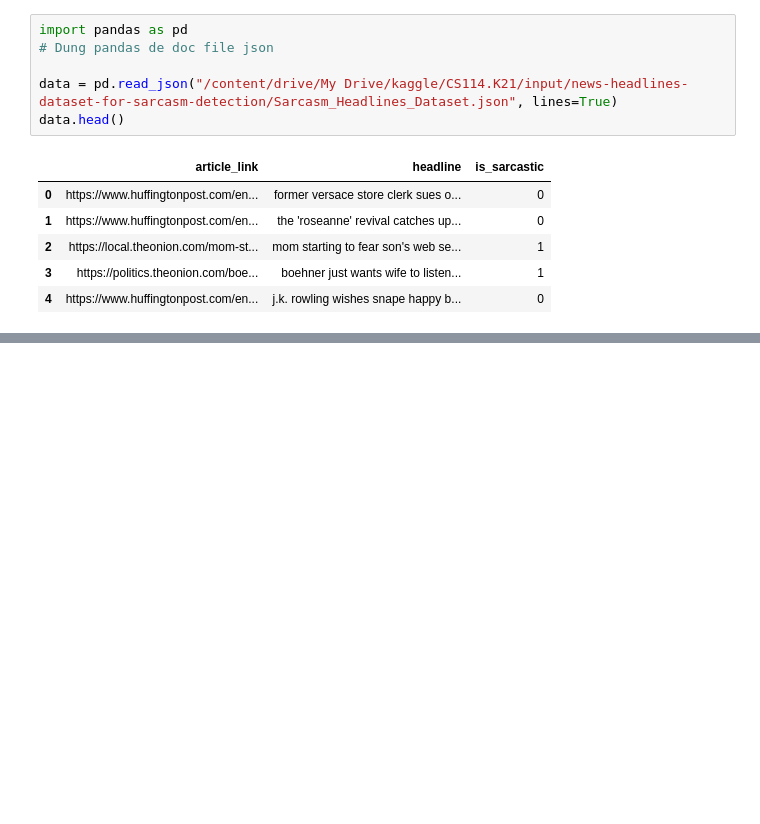
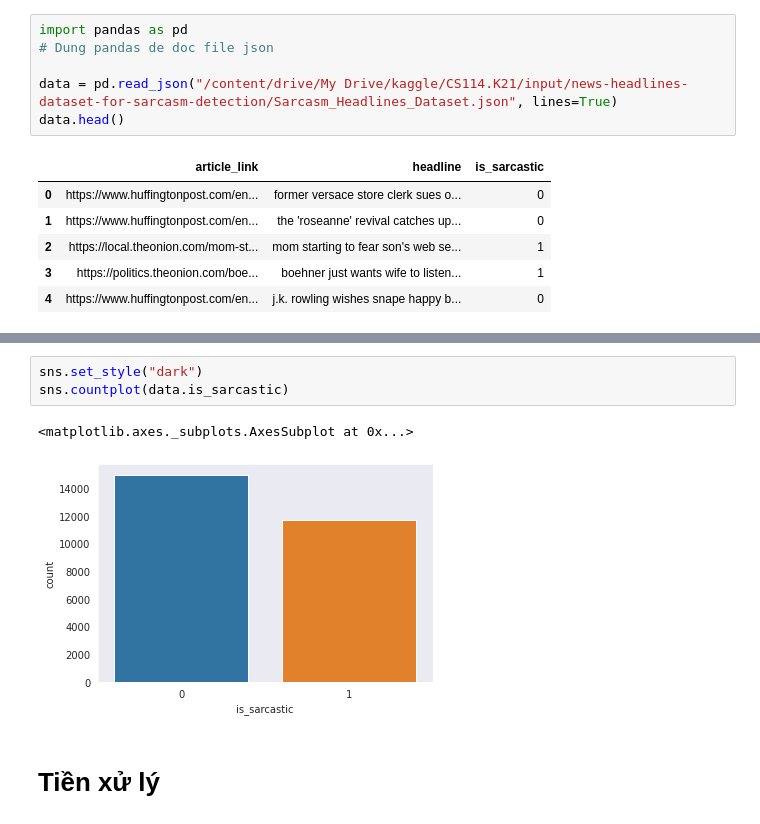
Before and after one commit to TrinhTruongAI/CS114.K21, a Jupyter notebook: DetectingSarcasm_Embeddings.ipynb, the cells around one changed output, grey strips where cells are left out. Drawn from its saved outputs; the diff is of its cells as text; blank space fills up the shorter version.

```diff
--- a/DetectingSarcasm_Embeddings.ipynb
+++ b/DetectingSarcasm_Embeddings.ipynb
@@ -15,0 +58,8 @@ data.head()
+# %%
+sns.set_style("dark")
+sns.countplot(data.is_sarcastic)
+# %% [output]
+<matplotlib.axes._subplots.AxesSubplot at 0x...>
+[figure, added]
+# %% [markdown]
+# Tiền xử lý
```
Also changed, not shown: parts of 22 cells of this notebook.
